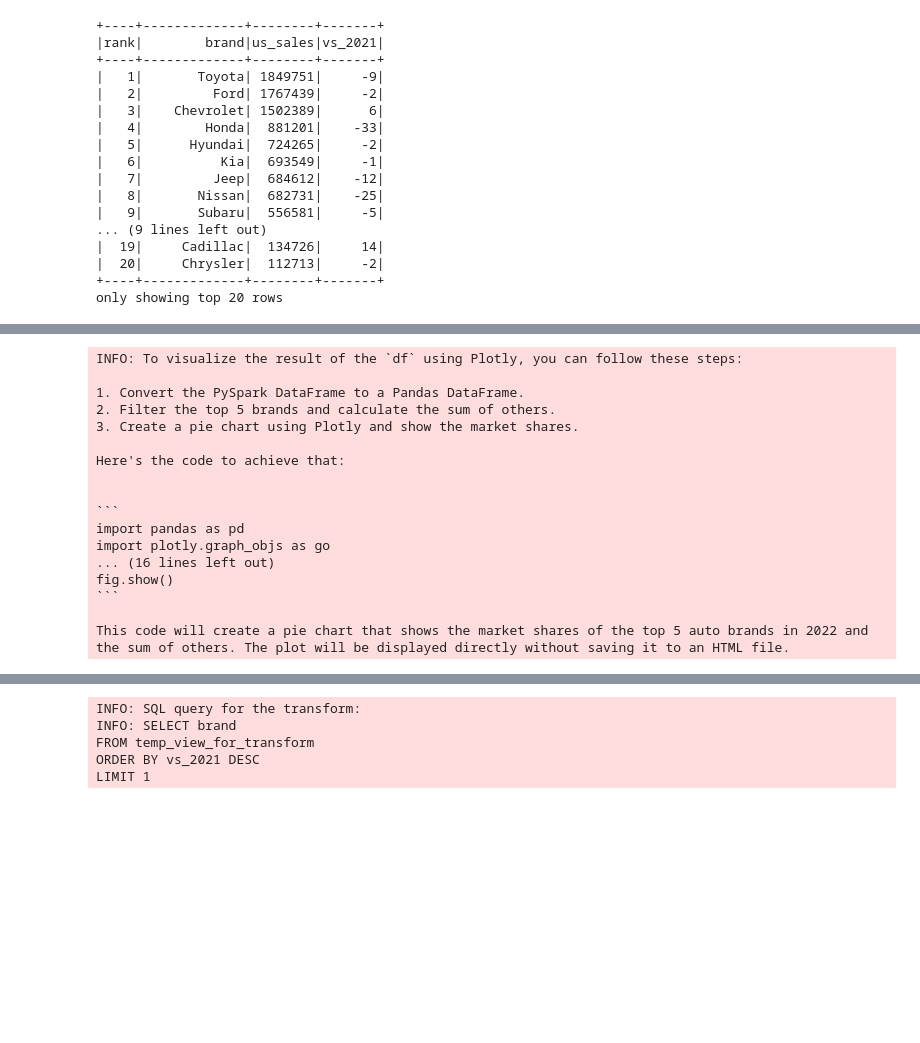
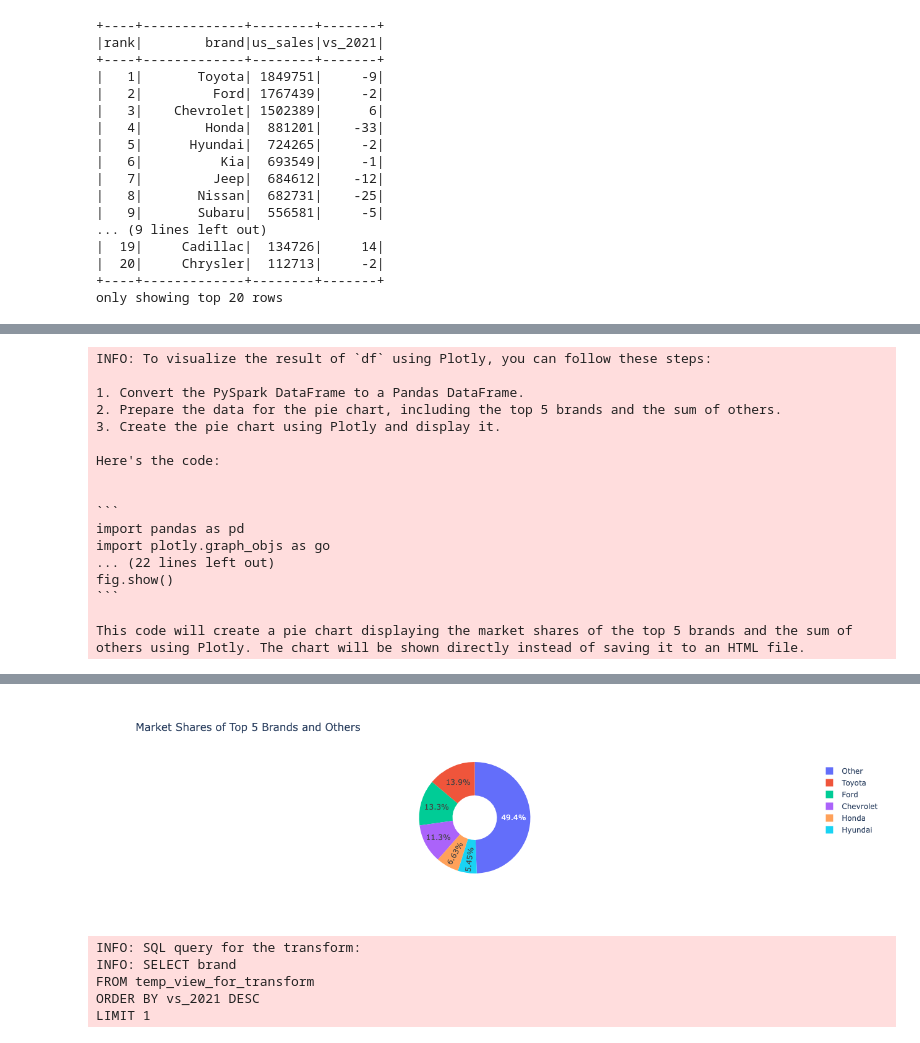
Before and after one commit to pyspark-ai/pyspark-ai, a Jupyter notebook: examples/example.ipynb, the cells around one changed output, grey strips where cells are left out. Cells and saved outputs as stored; diff of their text form; code cells hidden in the pictures; blank space fills up the shorter version.

````diff
--- a/examples/example.ipynb
+++ b/examples/example.ipynb
@@ -78,20 +99,20 @@ This code will create a bar plot with the brand on the x-axis and US sales on th
 # %%
-auto_df.llm.plot("pie char for market shares, show the top 5 brands and the sum of others")
+auto_df.llm.plot("pie chart for market shares, show the top 5 brands and the sum of others")
 # %% [output]
-INFO: To visualize the result of the `df` using Plotly, you can follow these steps:
+INFO: To visualize the result of `df` using Plotly, you can follow these steps:
 
 1. Convert the PySpark DataFrame to a Pandas DataFrame.
-2. Filter the top 5 brands and calculate the sum of others.
-3. Create a pie chart using Plotly and show the market shares.
+2. Prepare the data for the pie chart, including the top 5 brands and the sum of others.
+3. Create the pie chart using Plotly and display it.
 
-Here's the code to achieve that:
+Here's the code:
 
 
 ```
 import pandas as pd
 import plotly.graph_objs as go
-... (16 lines left out)
+... (22 lines left out)
 fig.show()
 ```
 
-This code will create a pie chart that shows the market shares of the top 5 auto brands in 2022 and the sum of others. The plot will be displayed directly without saving it to an HTML file.
+This code will create a pie chart displaying the market shares of the top 5 brands and the sum of others using Plotly. The chart will be shown directly instead of saving it to an HTML file.
@@ -99,3 +119,4 @@ This code will create a pie chart that shows the market shares of the top 5 auto
+[figure, added]
 # %%
 # Apply transforms to a Dataframe
 auto_top_growth_df=auto_df.llm.transform("top brand with the highest growth")
````
Also changed, not shown: parts of 7 cells of this notebook, 1 other file.
